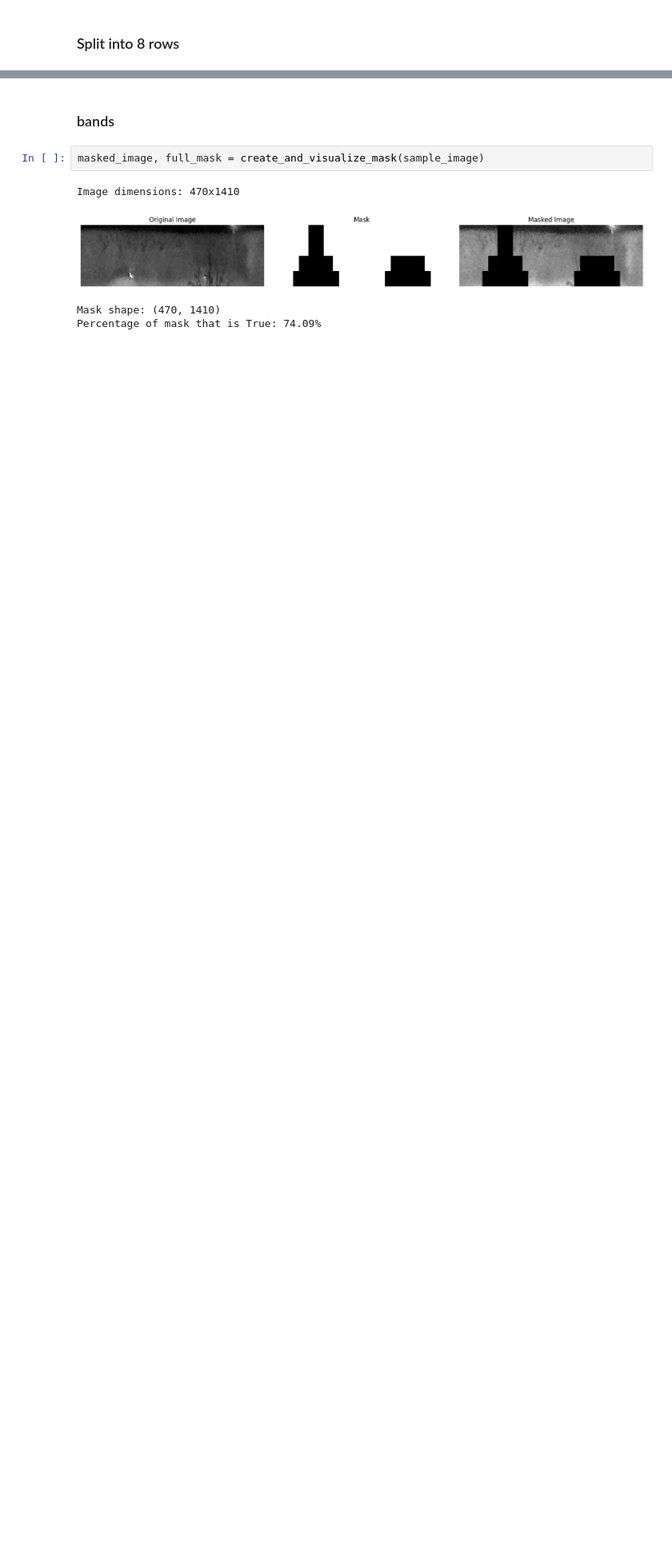
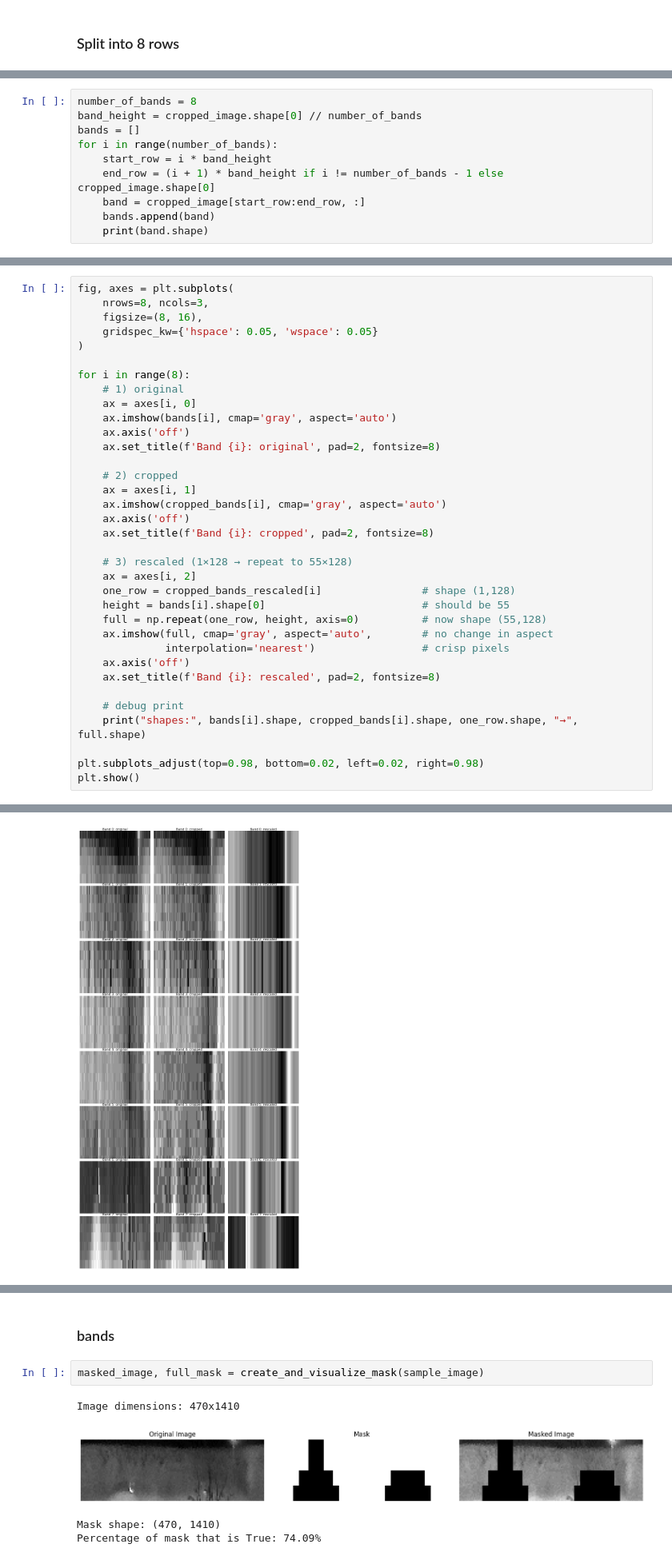
Before and after one commit to Pawlo77/Iris, a Jupyter notebook: Daugman.ipynb, the cells around one changed output, grey strips where cells are left out. Shown: that part at 80% size. Saved outputs shown, nothing was run; the diff lists cells and outputs as text; blank space fills up the shorter version.

```diff
--- a/Daugman.ipynb
+++ b/Daugman.ipynb
@@ -46,0 +153,10 @@ plt.show()
+# %%
+number_of_bands = 8
+band_height = cropped_image.shape[0] // number_of_bands
+bands = []
+for i in range(number_of_bands):
+    start_row = i * band_height
+    end_row = (i + 1) * band_height if i != number_of_bands - 1 else cropped_image.shape[0]
+    band = cropped_image[start_row:end_row, :]
+    bands.append(band)
+    print(band.shape)
@@ -46,0 +330,36 @@ plt.show()
+# %%
+fig, axes = plt.subplots(
+    nrows=8, ncols=3,
+    figsize=(8, 16),
+    gridspec_kw={'hspace': 0.05, 'wspace': 0.05}
+)
+
+for i in range(8):
+    # 1) original
+    ax = axes[i, 0]
+    ax.imshow(bands[i], cmap='gray', aspect='auto')
+    ax.axis('off')
+    ax.set_title(f'Band {i}: original', pad=2, fontsize=8)
+
+    # 2) cropped
+    ax = axes[i, 1]
+    ax.imshow(cropped_bands[i], cmap='gray', aspect='auto')
+    ax.axis('off')
+    ax.set_title(f'Band {i}: cropped', pad=2, fontsize=8)
+
+    # 3) rescaled (1×128 → repeat to 55×128)
+    ax = axes[i, 2]
+    one_row = cropped_bands_rescaled[i]                # shape (1,128)
+    height = bands[i].shape[0]                         # should be 55
+    full = np.repeat(one_row, height, axis=0)          # now shape (55,128)
+    ax.imshow(full, cmap='gray', aspect='auto',        # no change in aspect
+              interpolation='nearest')                 # crisp pixels
+    ax.axis('off')
+    ax.set_title(f'Band {i}: rescaled', pad=2, fontsize=8)
+
+    # debug print
+    print("shapes:", bands[i].shape, cropped_bands[i].shape, one_row.shape, "→", full.shape)
+
+plt.subplots_adjust(top=0.98, bottom=0.02, left=0.02, right=0.98)
+plt.show()
+# %% [output]
@@ -46,0 +374 @@ plt.show()
+[figure, added]
```
Also changed, not shown: parts of 28 cells of this notebook, 1 other file.
